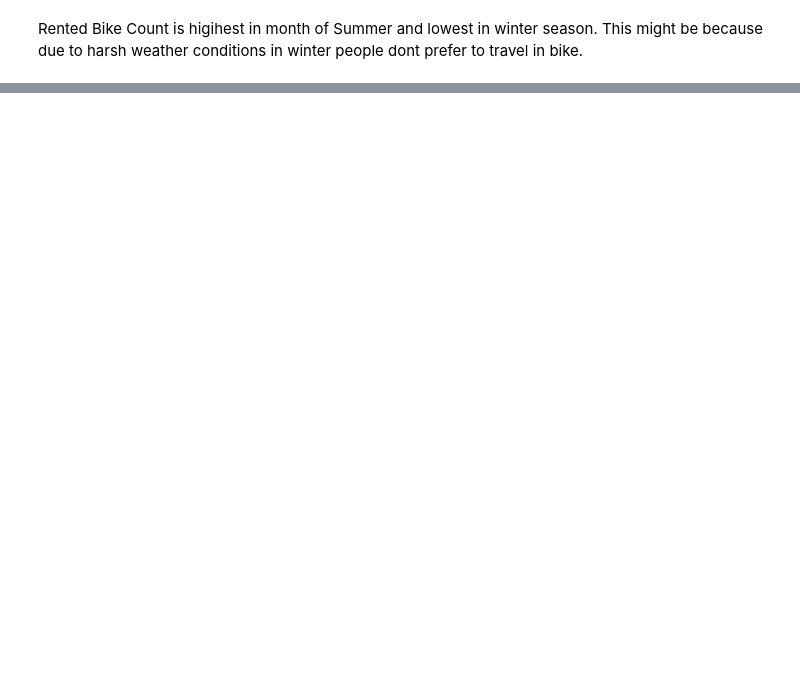
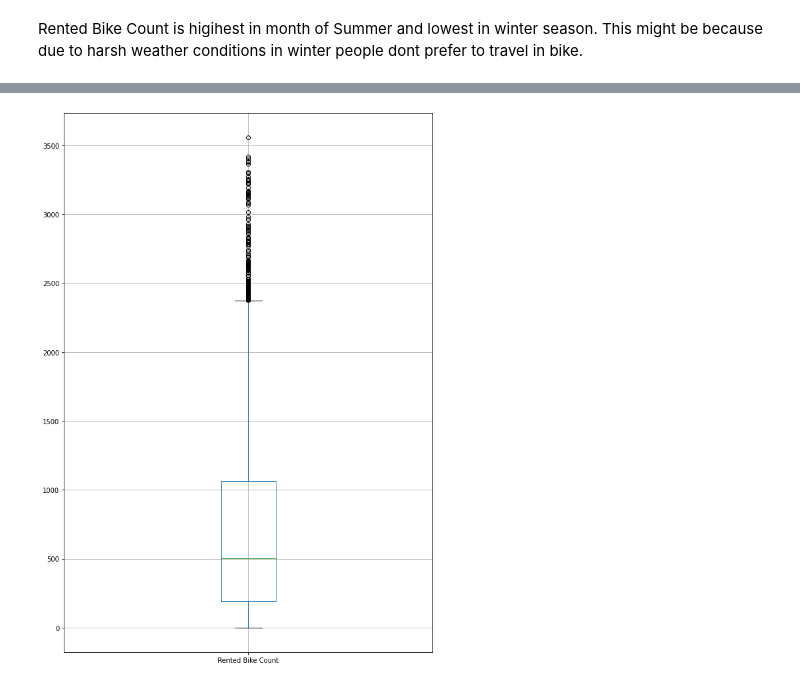
Before and after one commit to SampannaMishra/Bike-Sharing-Demand-Prediction, a Jupyter notebook: Bike_Sharing_Demand_Prediction_Capstone_Project.ipynb, the cells around one changed output, grey strips where cells are left out. Saved outputs shown, nothing was run; the diff lists cells and outputs as text; code cells hidden in the pictures; blank space fills up the shorter version.

```diff
--- a/Bike_Sharing_Demand_Prediction_Capstone_Project.ipynb
+++ b/Bike_Sharing_Demand_Prediction_Capstone_Project.ipynb
@@ -214,0 +210,7 @@ plt.show
+# %%
+# box plot showing outliers in Rented Bike Count
+plt.figure(figsize=(10,15))
+data.boxplot(column='Rented Bike Count')
+plt.show()
+# %% [output]
+[figure, added]
```
Also changed, not shown: parts of 40 cells of this notebook.
